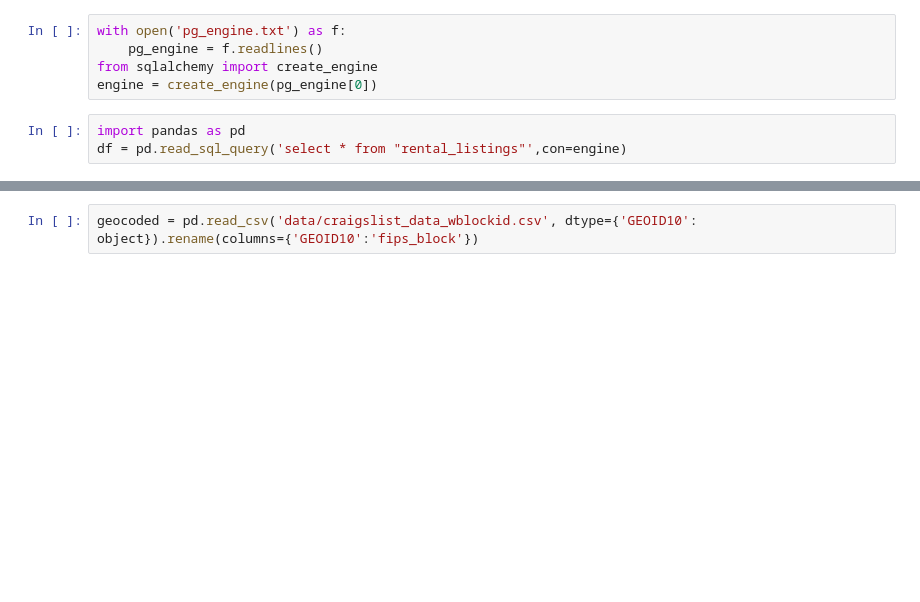
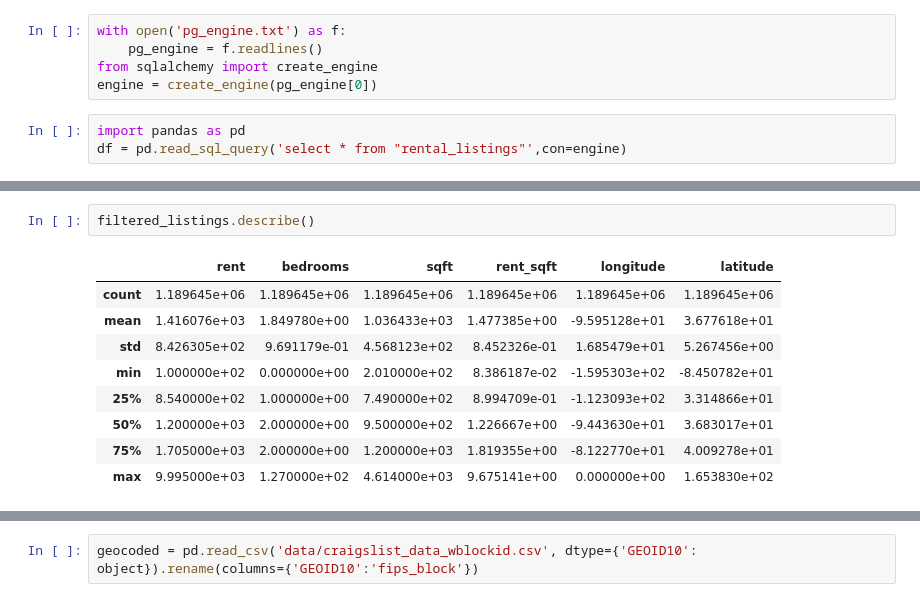
Before and after one commit to ual/rental-listings, a Jupyter notebook: new_rents.ipynb, the cells around one changed output, grey strips where cells are left out. Cells and saved outputs as stored; diff of their text form; blank space fills up the shorter version.

```diff
--- a/new_rents.ipynb
+++ b/new_rents.ipynb
@@ -79,3 +79,15 @@ len(filtered_listings)
+# %%
+filtered_listings.describe()
+# %% [output]
+|  | rent | bedrooms | sqft | rent_sqft | longitude | latitude |
+| count | 1.189645e+06 | 1.189645e+06 | 1.189645e+06 | 1.189645e+06 | 1.189645e+06 | 1.189645e+06 |
+| mean | 1.416076e+03 | 1.849780e+00 | 1.036433e+03 | 1.477385e+00 | -9.595128e+01 | 3.677618e+01 |
+| std | 8.426305e+02 | 9.691179e-01 | 4.568123e+02 | 8.452326e-01 | 1.685479e+01 | 5.267456e+00 |
+| min | 1.000000e+02 | 0.000000e+00 | 2.010000e+02 | 8.386187e-02 | -1.595303e+02 | -8.450782e+01 |
+| 25% | 8.540000e+02 | 1.000000e+00 | 7.490000e+02 | 8.994709e-01 | -1.123093e+02 | 3.314866e+01 |
+| 50% | 1.200000e+03 | 2.000000e+00 | 9.500000e+02 | 1.226667e+00 | -9.443630e+01 | 3.683017e+01 |
+| 75% | 1.705000e+03 | 2.000000e+00 | 1.200000e+03 | 1.819355e+00 | -8.122770e+01 | 4.009278e+01 |
+| max | 9.995000e+03 | 1.270000e+02 | 4.614000e+03 | 9.675141e+00 | 0.000000e+00 | 1.653830e+02 |
 # %%
 sfbay = filtered_listings[filtered_listings['region']=='sfbay']
 sfbay.describe()
```
Also changed, not shown: parts of 7 cells of this notebook.
